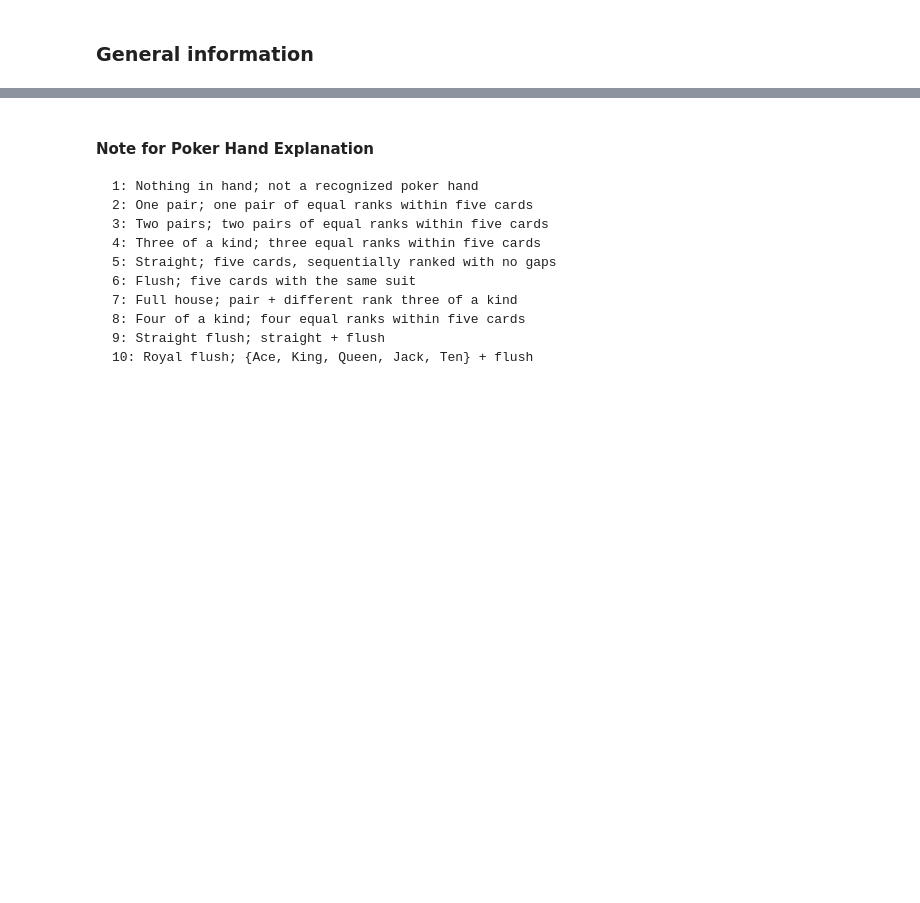
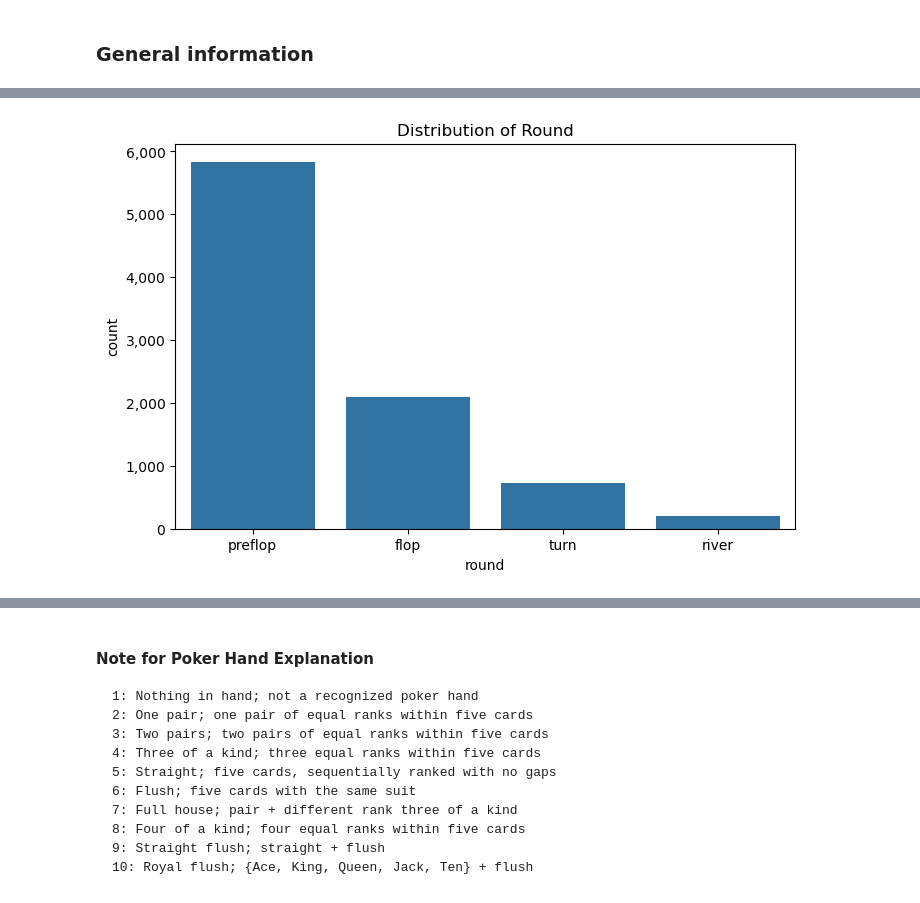
Before and after one commit to jjaytiya/Capstone, a Jupyter notebook: code/02_EDA.ipynb, the cells around one changed output, grey strips where cells are left out. Cells and saved outputs as stored; diff of their text form; code cells hidden in the pictures; blank space fills up the shorter version.

```diff
--- a/code/02_EDA.ipynb
+++ b/code/02_EDA.ipynb
@@ -64,3 +72,14 @@ memory usage: 8.8+ MB
+# %%
+# Plotting the distribution of the 'round' column
+plt.figure(figsize=(8, 5))
+sns.countplot(data=df, x='round')
+plt.title('Distribution of Round')
+
+plt.gca().yaxis.set_major_formatter(plt.FuncFormatter(lambda x, _: f'{int(x):,}')) # Add comma for readability
+plt.savefig('../images/Distribution_ofRound.png', format='png', dpi=300)
+plt.show()
+# %% [output]
+[figure, added]
 # %%
 # Distribution of "Hand Rank"
 sns.countplot(x="poker_hand", data=df)
```
Also changed, not shown: parts of 8 cells of this notebook, 7 other files.
